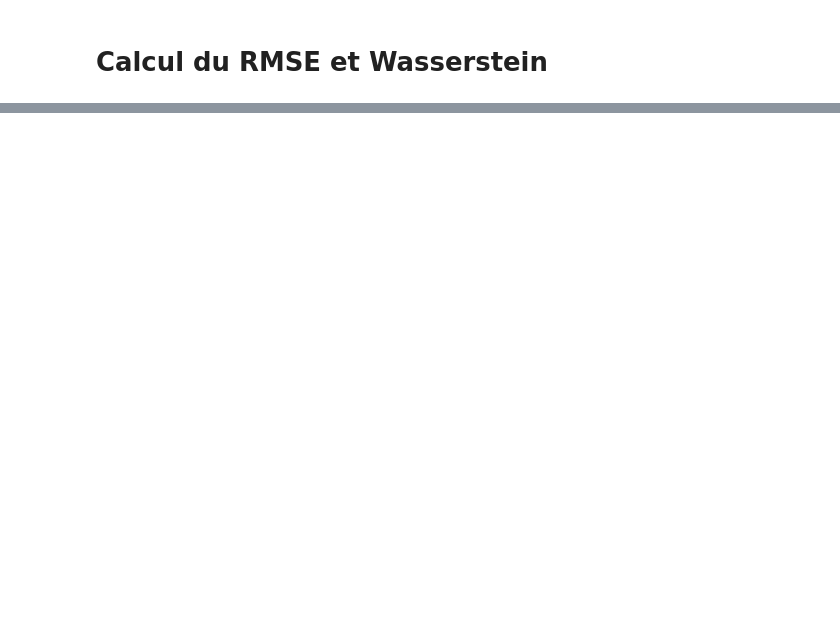
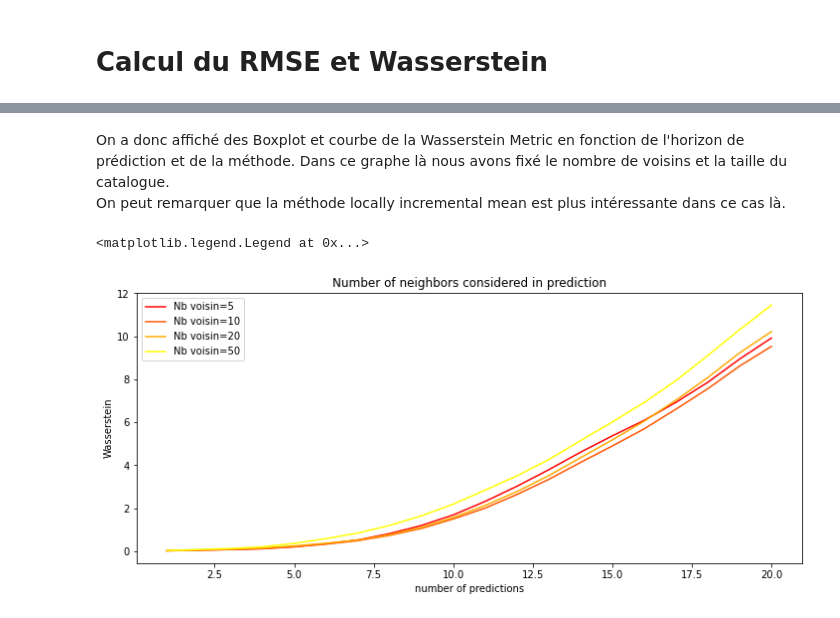
Before and after one commit to lrakotoarivony/Assimilation_Objet_AnDA, a Jupyter notebook: Tutoriel.ipynb, the cells around one changed output, grey strips where cells are left out. Drawn from its saved outputs; the diff is of its cells as text; code cells hidden in the pictures; blank space fills up the shorter version.

```diff
--- a/Tutoriel.ipynb
+++ b/Tutoriel.ipynb
@@ -130,0 +171,23 @@ Valeur du Wasserstein à la prédicion 8: 2.22
+# %% [markdown]
+On a donc affiché des Boxplot et courbe de la Wasserstein Metric en fonction de l'horizon de prédiction et de la méthode. Dans ce graphe là nous avons fixé le nombre de voisins et la taille du catalogue.
+On peut remarquer que la méthode locally incremental mean est plus intéressante dans ce cas là.
+# %%
+from matplotlib import cm
+
+voisin = [5,10,20,50]
+colors = cm.get_cmap("autumn")(np.linspace(0, 1, len(voisin)))
+fig, ax = plt.subplots(figsize=(12,5))
+ax.set_title("Number of neighbors considered in prediction")
+ax.set_xlabel("number of predictions")
+ax.set_ylabel("Wasserstein")
+
+for i in range(len(voisin)):
+    predictions = list_prediction(catalogue, N_pred, observations, method, voisin[i])
+    predictions = predictions[:,:,5:]
+
+    wasser = AnDA_Wasserstein(predictions,true_values)
+    plt.plot(1+np.arange(wasser.shape[1]), wasser.mean(axis=0), color=colors[i], label="Nb voisin=%i"%(voisin[i]))
+plt.legend()
+# %% [output]
+<matplotlib.legend.Legend at 0x...>
+[figure, added]
```
Also changed, not shown: parts of 24 cells of this notebook, 2 other files.
